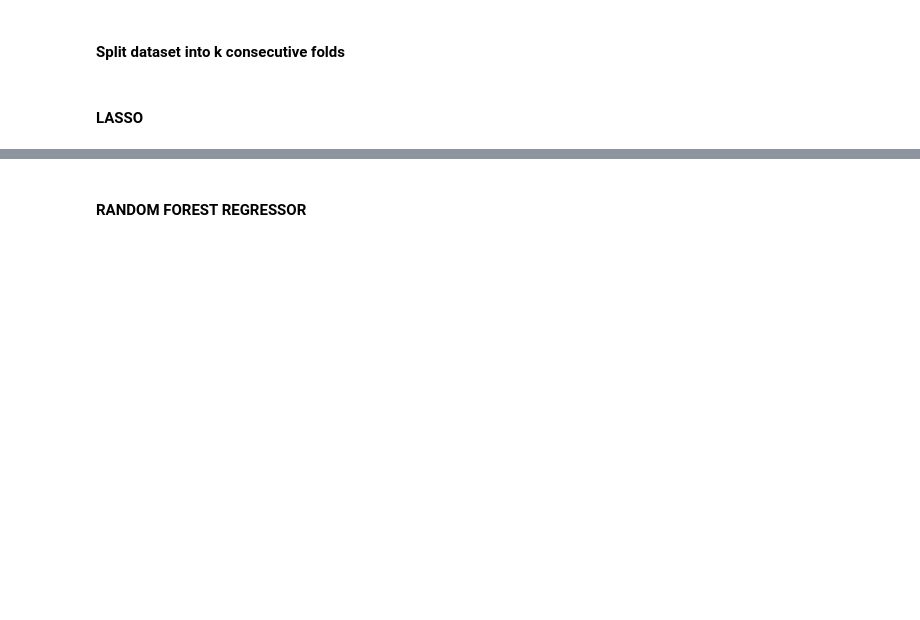
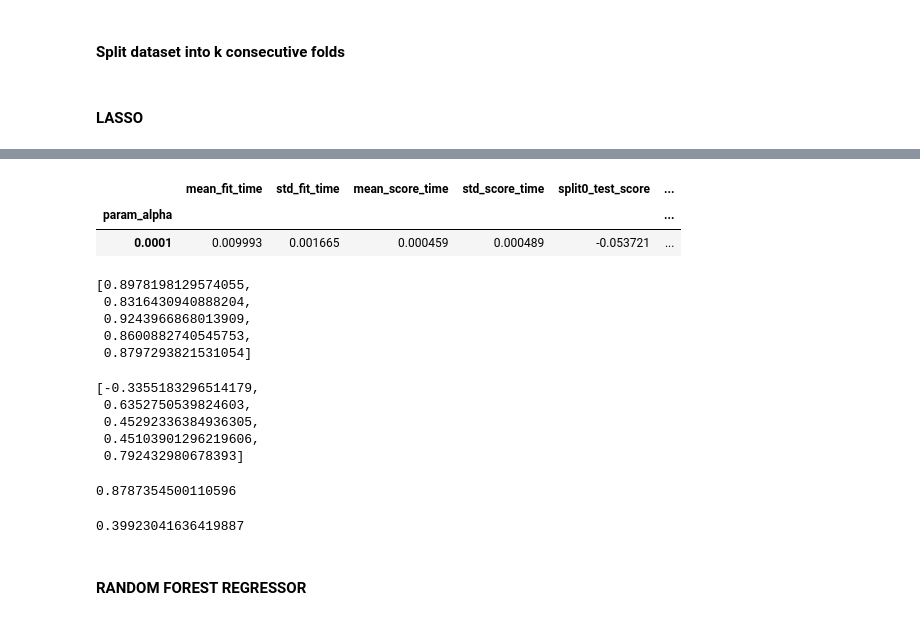
Before and after one commit to DawidSzczerba/umwpl2021-hepatoxicity-prediction, a Jupyter notebook: notebooks/alt_prediction.ipynb, the cells around one changed output, grey strips where cells are left out. Saved outputs shown, nothing was run; the diff lists cells and outputs as text; code cells hidden in the pictures; blank space fills up the shorter version.

```diff
--- a/notebooks/alt_prediction.ipynb
+++ b/notebooks/alt_prediction.ipynb
@@ -154,0 +266,6 @@ Do przegadania temat - moze powinienem dla takich samych hiperparametrow wziąć
+# %%
+mean_values_for_param_alpha.sort_values('mean_test_score', ascending=False).iloc[:1]
+# %% [output]
+|  | mean_fit_time | std_fit_time | mean_score_time | std_score_time | split0_test_score | ... |
+| param_alpha |  |  |  |  |  | ... |
+| 0.0001 | 0.009993 | 0.001665 | 0.000459 | 0.000489 | -0.053721 | ... |
@@ -155,3 +291,27 @@ Do przegadania temat - moze powinienem dla takich samych hiperparametrow wziąć
+# %%
+results_train_score
+# %% [output]
+[0.8978198129574055,
+ 0.8316430940888204,
+ 0.9243966868013909,
+ 0.8600882740545753,
+ 0.8797293821531054]
+# %%
+results_test_score
+# %% [output]
+[-0.3355183296514179,
+ 0.6352750539824603,
+ 0.45292336384936305,
+ 0.45103901296219606,
+ 0.792432980678393]
+# %%
+np.mean(results_train_score)
+# %% [output]
+0.8787354500110596
+# %%
+np.mean(results_test_score)
+# %% [output]
+0.39923041636419887
 # %%
 # print(grid_cv_lr_fit.best_score_)
 # print(grid_cv_lr_fit.best_params_)
```
Also changed, not shown: parts of 11 cells of this notebook, 5 other files.
